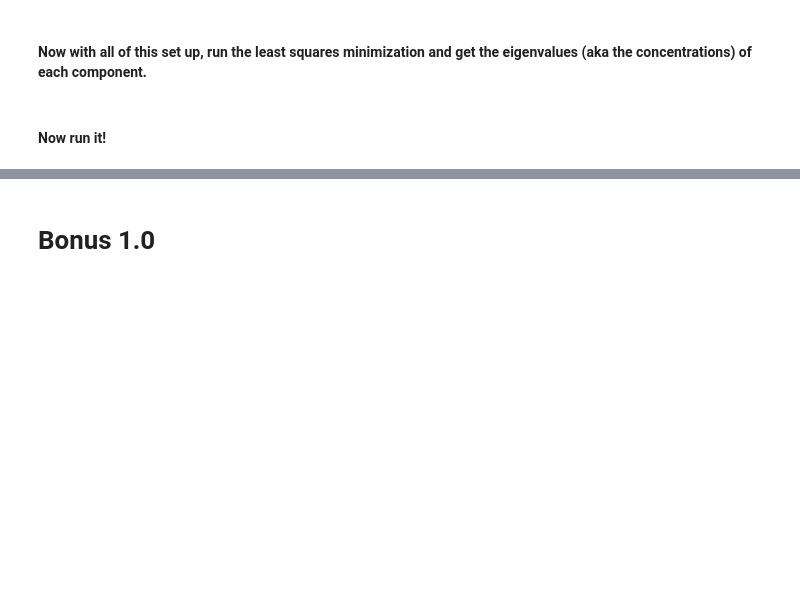
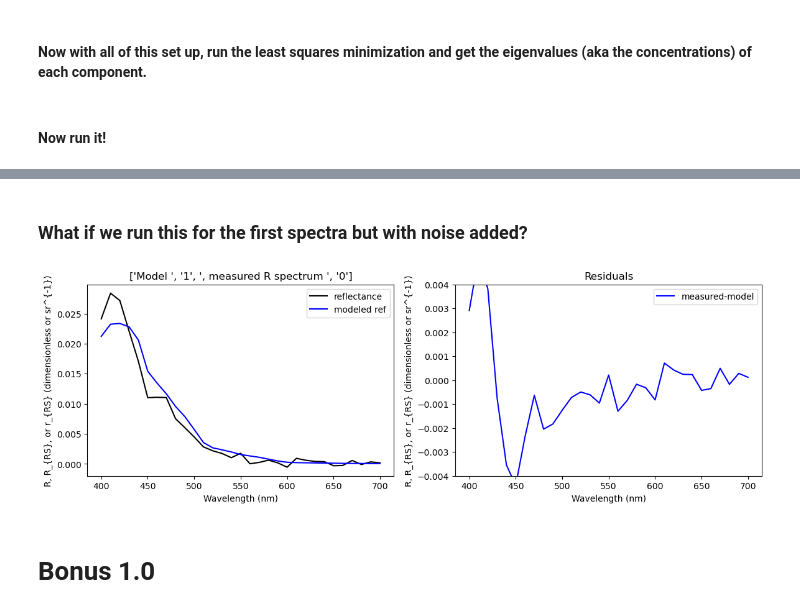
Before and after one commit to patrickcgray/inverse_modeling, a Jupyter notebook: inversemodelRC.ipynb, the cells around one changed output, grey strips where cells are left out. Drawn from its saved outputs; the diff is of its cells as text; code cells hidden in the pictures; blank space fills up the shorter version.

```diff
--- a/inversemodelRC.ipynb
+++ b/inversemodelRC.ipynb
@@ -527,3 +560,15 @@ for i in range(len(x)):
+# %% [markdown]
+### What if we run this for the first spectra but with noise added?
+# %%
+initial_spectra = R[:,0]
+
+noise_std = 0.0005
+
+noisy_spectra = np.array([initial_spectra+np.random.normal(scale=noise_std,size=(initial_spectra.shape))]).T
+
+x, rhat_list, head, rms = get_eigenvectors_through_minimization(noisy_spectra, mod, plot=True)
+# %% [output]
+[figure, added]
 # %% [markdown]
 # Bonus 1.0
 # %% [markdown]
```
Also changed, not shown: parts of 17 cells of this notebook, 2 other files.
